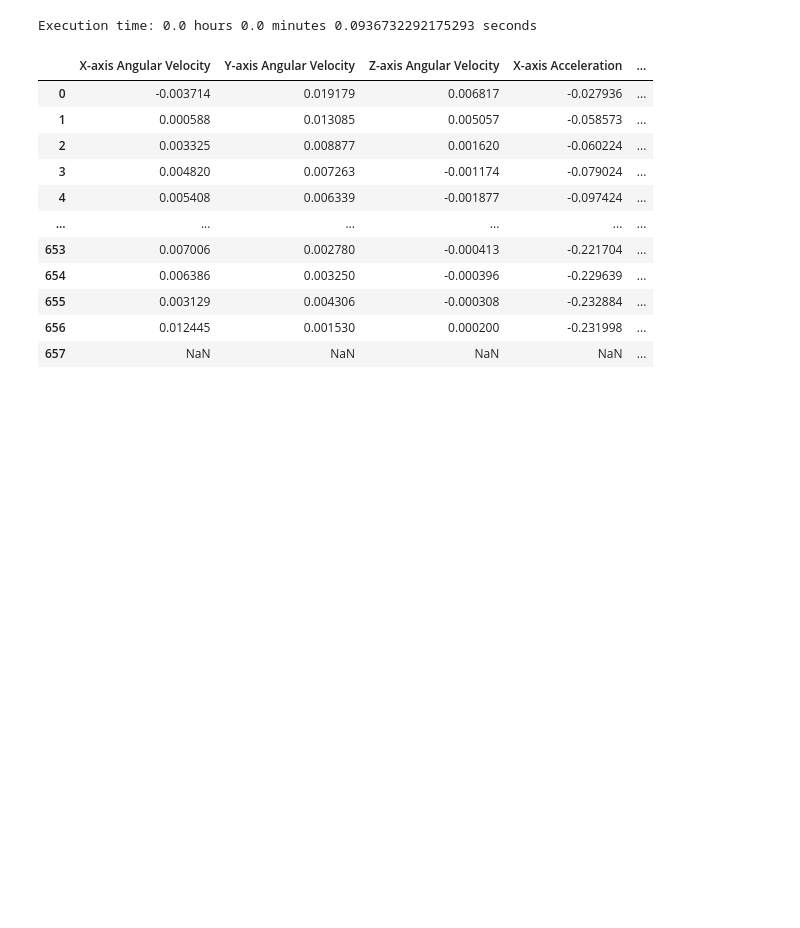
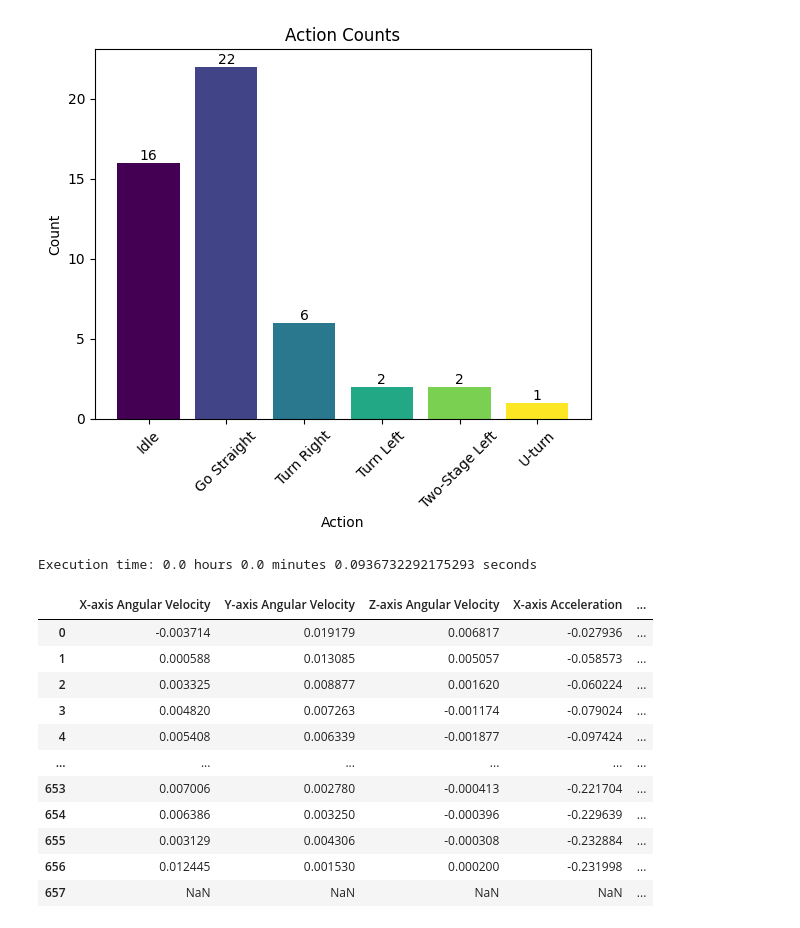
Before and after one commit to SROP6313/Motor_RideTrack, a Jupyter notebook: IMU_Analyze.ipynb, the cells around one changed output. Cells and saved outputs as stored; diff of their text form; code cells hidden in the pictures; blank space fills up the shorter version.

```diff
--- a/IMU_Analyze.ipynb
+++ b/IMU_Analyze.ipynb
@@ -61,3 +122,44 @@ plt.show()
+# %%
+# 繪製動作數量
+import pandas as pd
+import matplotlib.pyplot as plt
+import numpy as np
+
+# 讀取CSV文件
+df = pd.read_csv('./20240611_data/20240611_eric_2_sliding_window.csv', skip_blank_lines=False)
+
+# 初始化變數
+last_action = None
+action_counts = {}
+
+# 遍歷每一行
+for action in df['Action']:
+    if action != last_action:
+        if (action not in action_counts) and (str(action) != 'nan'):
+            action_counts[action] = 0
+        if str(action) != 'nan':
+            action_counts[action] += 1
+    last_action = action
+
+# 繪製長條圖
+actions = list(action_counts.keys())
+counts = list(action_counts.values())
+
+colors = plt.cm.viridis(np.linspace(0, 1, len(actions)))
+
+plt.bar(actions, counts, color=colors)
+plt.xlabel('Action')
+plt.ylabel('Count')
+plt.title('Action Counts')
+plt.xticks(rotation=45)  # 旋轉文字45度
+
+# 顯示每個長條的數值
+for i, count in enumerate(counts):
+    plt.text(i, count, str(count), ha='center', va='bottom')
+
+plt.show()
+# %% [output]
+[figure, added]
 # %%
 # # 處理IMU的RawData，轉成可以使用的.csv檔案
 # SensorFusion.Axis_Process('20240528_stand_test.xls', '20240528_stand_test.csv')
```
Also changed, not shown: parts of 3 cells of this notebook.
